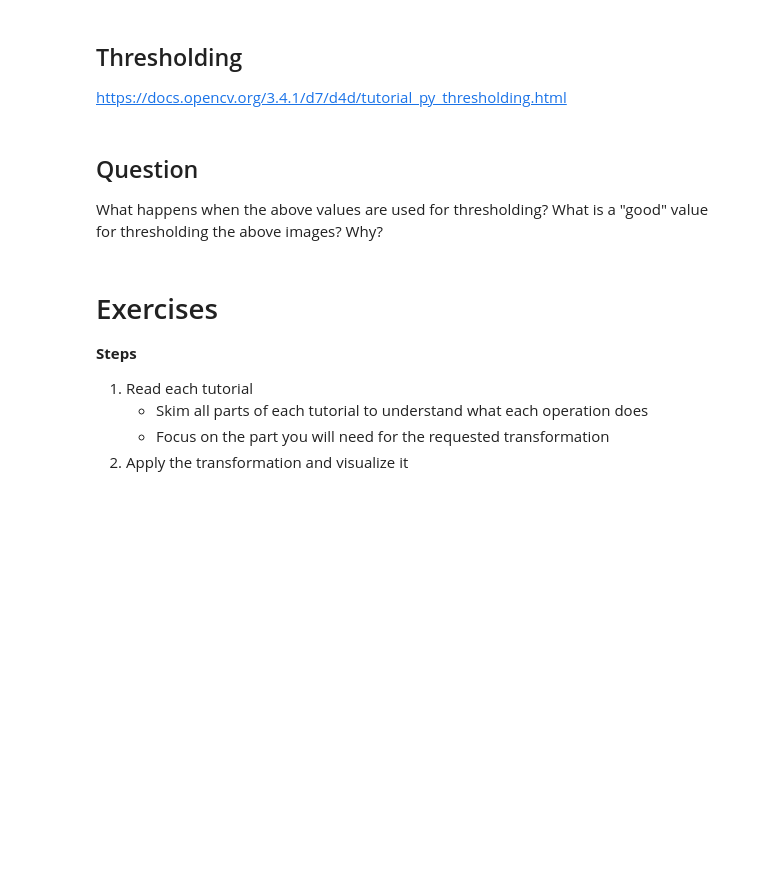
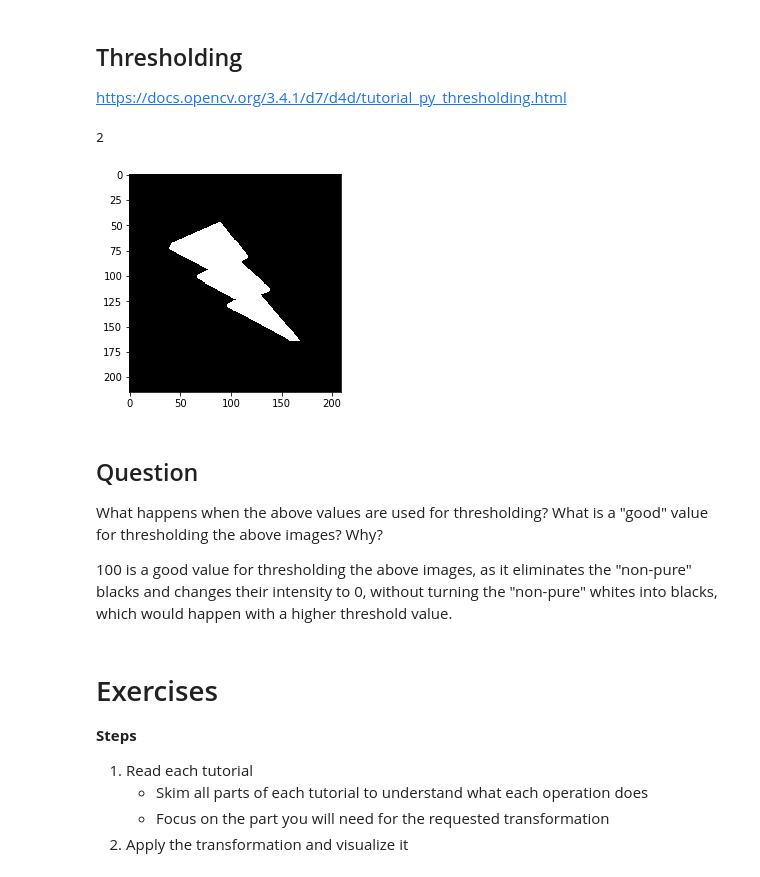
Before and after one commit to ncnynl/bwsi-uav-labs-docs, a Jupyter notebook: computer_vision/OpenCV.ipynb, the cells around one changed output. Drawn from its saved outputs; the diff is of its cells as text; code cells hidden in the pictures; blank space fills up the shorter version.

```diff
--- a/computer_vision/OpenCV.ipynb
+++ b/computer_vision/OpenCV.ipynb
@@ -46,12 +49,17 @@ What would you expect the value to be, visually? What explains the actual value?
 
 https://docs.opencv.org/3.4.1/d7/d4d/tutorial_py_thresholding.html
 # %%
-_, lightningbolt = cv2.threshold(lightningbolt,0,255,cv2.THRESH_BINARY)
+_, lightningbolt = cv2.threshold(cv2.imread('lightningbolt.png', cv2.IMREAD_GRAYSCALE),100,255,cv2.THRESH_BINARY)
 
 intensity_values = set(lightningbolt.flatten())
 print(len(intensity_values))
 
 plt.imshow(lightningbolt, cmap='gray');
+# %% [output]
+2
+[figure, added]
 # %% [markdown]
 ## Question
 What happens when the above values are used for thresholding? What is a "good" value for thresholding the above images? Why?
+
+100 is a good value for thresholding the above images, as it eliminates the "non-pure" blacks and changes their intensity to 0, without turning the "non-pure" whites into blacks, which would happen with a higher threshold value.
```
Also changed, not shown: parts of 35 cells of this notebook, 19 other files.
